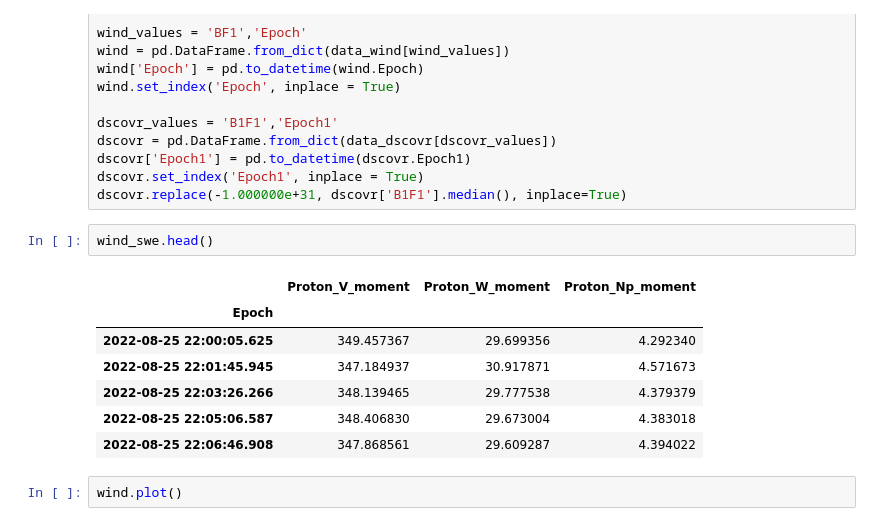
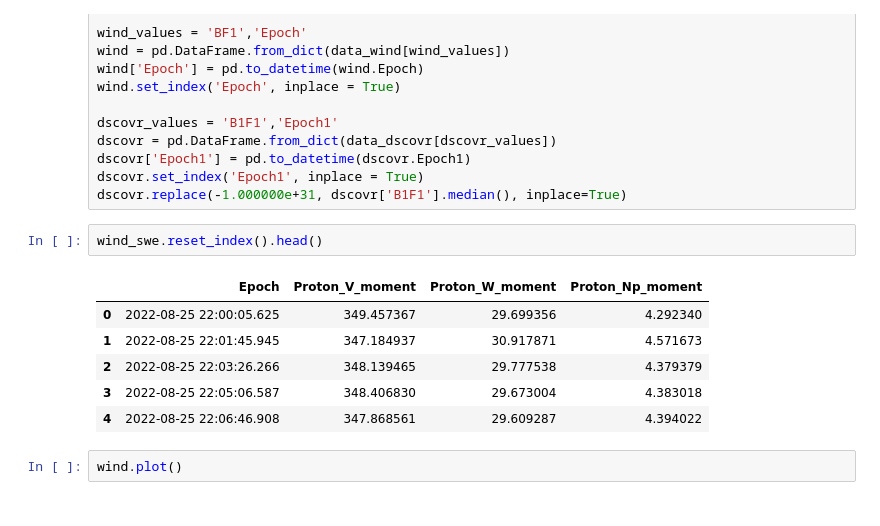
Before and after one commit to loluf/NASA_INTERESTELLAR_ARTOIS, a Jupyter notebook: NASA.ipynb, the cells around one changed output. Cells and saved outputs as stored; diff of their text form.

```diff
--- a/NASA.ipynb
+++ b/NASA.ipynb
@@ -41,15 +41,14 @@ dscovr['Epoch1'] = pd.to_datetime(dscovr.Epoch1)
 dscovr.set_index('Epoch1', inplace = True)
 dscovr.replace(-1.000000e+31, dscovr['B1F1'].median(), inplace=True)
 # %%
-wind_swe.head()
+wind_swe.reset_index().head()
 # %% [output]
-|  | Proton_V_moment | Proton_W_moment | Proton_Np_moment |
-| Epoch |  |  |  |
-| 2022-08-25 22:00:05.625 | 349.457367 | 29.699356 | 4.292340 |
-| 2022-08-25 22:01:45.945 | 347.184937 | 30.917871 | 4.571673 |
-| 2022-08-25 22:03:26.266 | 348.139465 | 29.777538 | 4.379379 |
-| 2022-08-25 22:05:06.587 | 348.406830 | 29.673004 | 4.383018 |
-| 2022-08-25 22:06:46.908 | 347.868561 | 29.609287 | 4.394022 |
+|  | Epoch | Proton_V_moment | Proton_W_moment | Proton_Np_moment |
+| 0 | 2022-08-25 22:00:05.625 | 349.457367 | 29.699356 | 4.292340 |
+| 1 | 2022-08-25 22:01:45.945 | 347.184937 | 30.917871 | 4.571673 |
+| 2 | 2022-08-25 22:03:26.266 | 348.139465 | 29.777538 | 4.379379 |
+| 3 | 2022-08-25 22:05:06.587 | 348.406830 | 29.673004 | 4.383018 |
+| 4 | 2022-08-25 22:06:46.908 | 347.868561 | 29.609287 | 4.394022 |
 # %%
 wind.plot()
 # %% [output]
```
